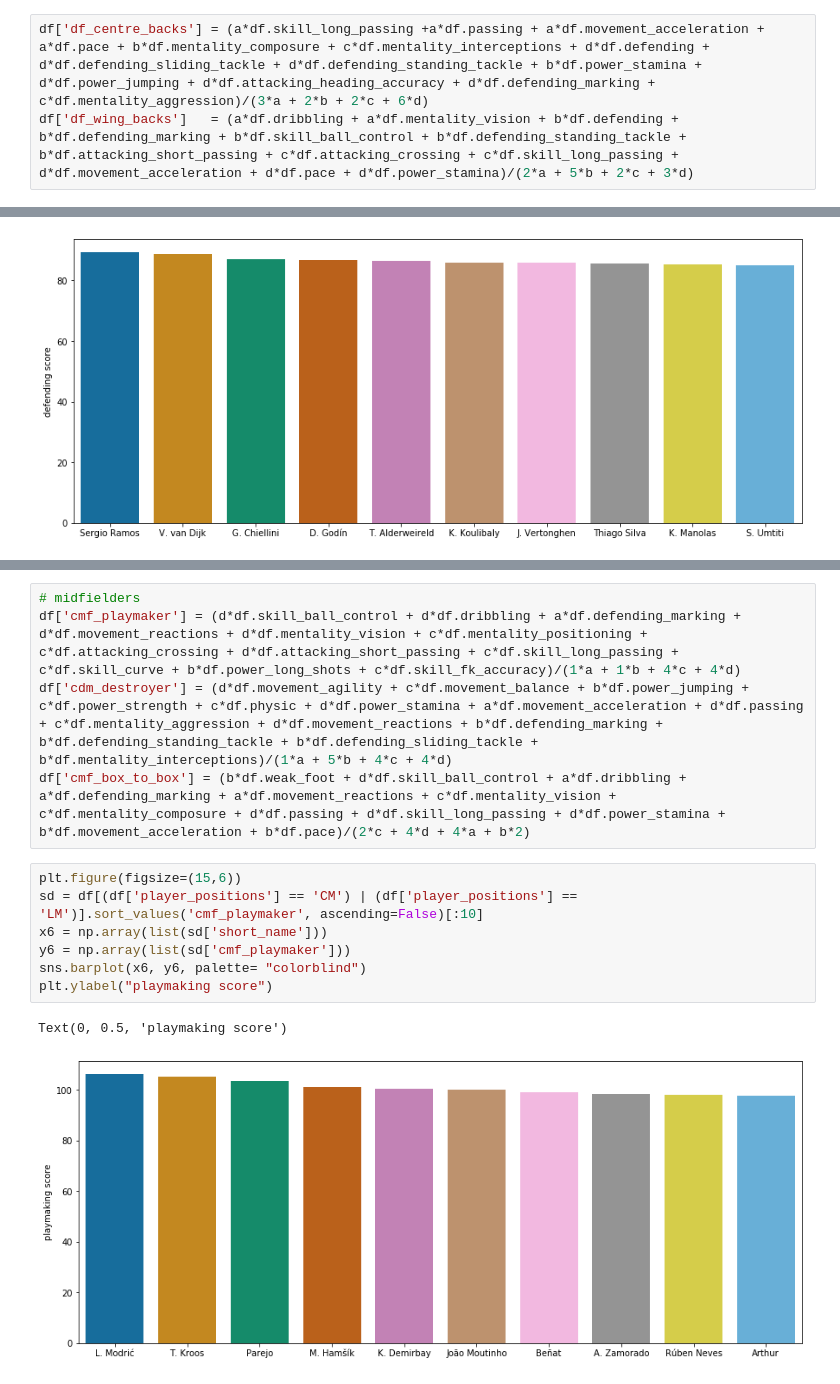
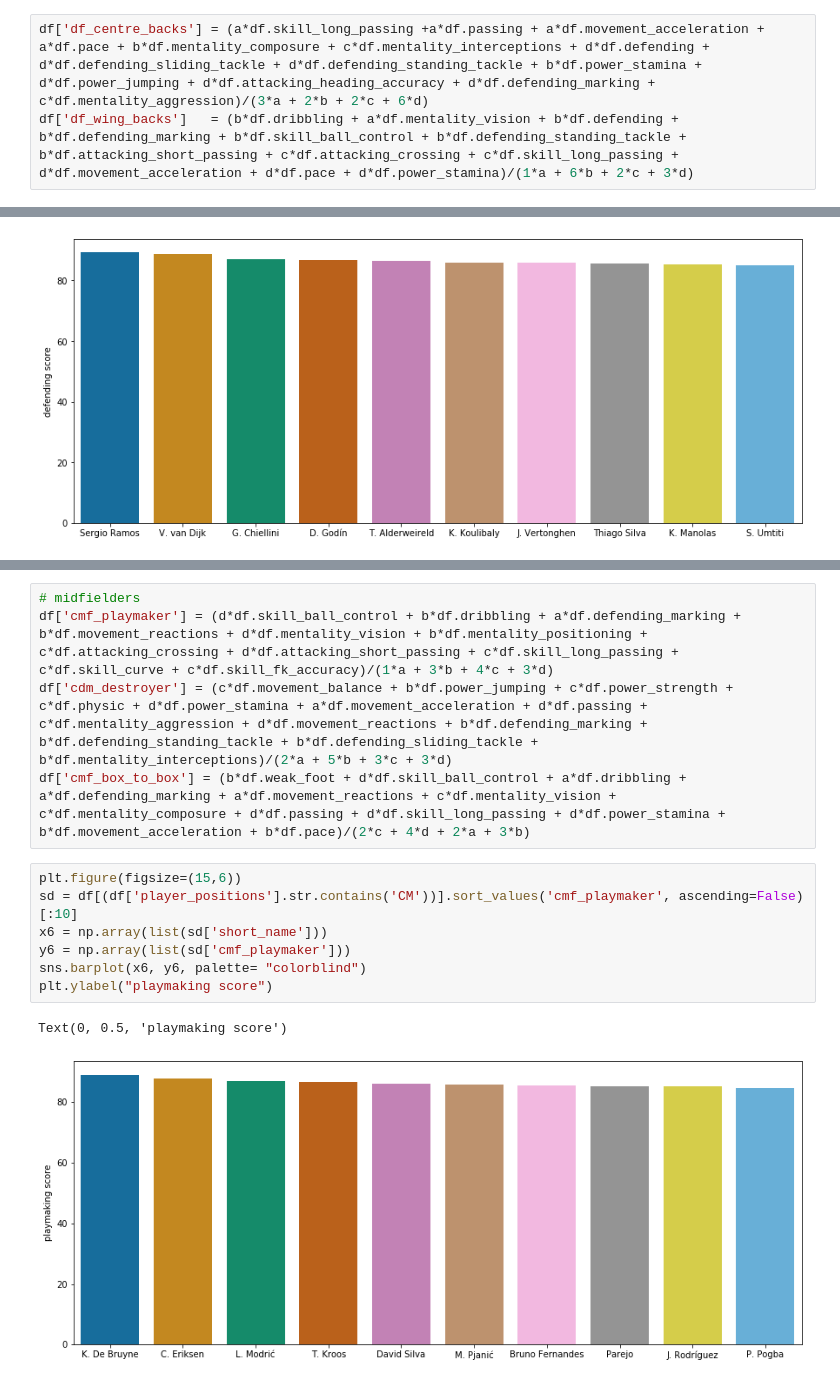
Before and after one commit to AkbarKhamid/class_project_stis, a Jupyter notebook: class_project_stis.ipynb, the cells around one changed output, grey strips where cells are left out. Drawn from its saved outputs; the diff is of its cells as text.

Commit message:
added result image

```diff
--- a/class_project_stis.ipynb
+++ b/class_project_stis.ipynb
@@ -97,6 +87,6 @@ Name: power_strength, dtype: int64
 # %%
 df['df_centre_backs'] = (a*df.skill_long_passing +a*df.passing + a*df.movement_acceleration + a*df.pace + b*df.mentality_composure + c*df.mentality_interceptions + d*df.defending + d*df.defending_sliding_tackle + d*df.defending_standing_tackle + b*df.power_stamina + d*df.power_jumping + d*df.attacking_heading_accuracy + d*df.defending_marking + c*df.mentality_aggression)/(3*a + 2*b + 2*c + 6*d)
-df['df_wing_backs']   = (a*df.dribbling + a*df.mentality_vision + b*df.defending + b*df.defending_marking + b*df.skill_ball_control + b*df.defending_standing_tackle + b*df.attacking_short_passing + c*df.attacking_crossing + c*df.skill_long_passing + d*df.movement_acceleration + d*df.pace + d*df.power_stamina)/(2*a + 5*b + 2*c + 3*d)
+df['df_wing_backs']   = (b*df.dribbling + a*df.mentality_vision + b*df.defending + b*df.defending_marking + b*df.skill_ball_control + b*df.defending_standing_tackle + b*df.attacking_short_passing + c*df.attacking_crossing + c*df.skill_long_passing + d*df.movement_acceleration + d*df.pace + d*df.power_stamina)/(1*a + 6*b + 2*c + 3*d)
 # %%
 plt.figure(figsize=(15,6))
 sd = df[(df['player_positions'] == 'CB')].sort_values('df_centre_backs', ascending=False)[:10]
@@ -130,17 +120,17 @@ Text(0, 0.5, 'defending score')
 # %%
 # midfielders
-df['cmf_playmaker'] = (d*df.skill_ball_control + d*df.dribbling + a*df.defending_marking + d*df.movement_reactions + d*df.mentality_vision + c*df.mentality_positioning + c*df.attacking_crossing + d*df.attacking_short_passing + c*df.skill_long_passing + c*df.skill_curve + b*df.power_long_shots + c*df.skill_fk_accuracy)/(1*a + 1*b + 4*c + 4*d)
-df['cdm_destroyer'] = (d*df.movement_agility + c*df.movement_balance + b*df.power_jumping + c*df.power_strength + c*df.physic + d*df.power_stamina + a*df.movement_acceleration + d*df.passing + c*df.mentality_aggression + d*df.movement_reactions + b*df.defending_marking + b*df.defending_standing_tackle + b*df.defending_sliding_tackle + b*df.mentality_interceptions)/(1*a + 5*b + 4*c + 4*d)
-df['cmf_box_to_box'] = (b*df.weak_foot + d*df.skill_ball_control + a*df.dribbling + a*df.defending_marking + a*df.movement_reactions + c*df.mentality_vision + c*df.mentality_composure + d*df.passing + d*df.skill_long_passing + d*df.power_stamina + b*df.movement_acceleration + b*df.pace)/(2*c + 4*d + 4*a + b*2)
+df['cmf_playmaker'] = (d*df.skill_ball_control + b*df.dribbling + a*df.defending_marking + b*df.movement_reactions + d*df.mentality_vision + b*df.mentality_positioning + c*df.attacking_crossing + d*df.attacking_short_passing + c*df.skill_long_passing + c*df.skill_curve + c*df.skill_fk_accuracy)/(1*a + 3*b + 4*c + 3*d)
+df['cdm_destroyer'] = (c*df.movement_balance + b*df.power_jumping + c*df.power_strength + c*df.physic + d*df.power_stamina + a*df.movement_acceleration + d*df.passing + c*df.mentality_aggression + d*df.movement_reactions + b*df.defending_marking + b*df.defending_standing_tackle + b*df.defending_sliding_tackle + b*df.mentality_interceptions)/(2*a + 5*b + 3*c + 3*d)
+df['cmf_box_to_box'] = (b*df.weak_foot + d*df.skill_ball_control + a*df.dribbling + a*df.defending_marking + a*df.movement_reactions + c*df.mentality_vision + c*df.mentality_composure + d*df.passing + d*df.skill_long_passing + d*df.power_stamina + b*df.movement_acceleration + b*df.pace)/(2*c + 4*d + 2*a + 3*b)
 # %%
 plt.figure(figsize=(15,6))
-sd = df[(df['player_positions'] == 'CM') | (df['player_positions'] == 'LM')].sort_values('cmf_playmaker', ascending=False)[:10]
+sd = df[(df['player_positions'].str.contains('CM'))].sort_values('cmf_playmaker', ascending=False)[:10]
 x6 = np.array(list(sd['short_name']))
 y6 = np.array(list(sd['cmf_playmaker']))
 sns.barplot(x6, y6, palette= "colorblind")
 plt.ylabel("playmaking score")
 # %% [output]
 Text(0, 0.5, 'playmaking score')
-[figure, old version]
+[figure, new version]
 # %%
 plt.figure(figsize=(15,6))
```
Also changed, not shown: parts of 13 cells of this notebook, 1 other file.
